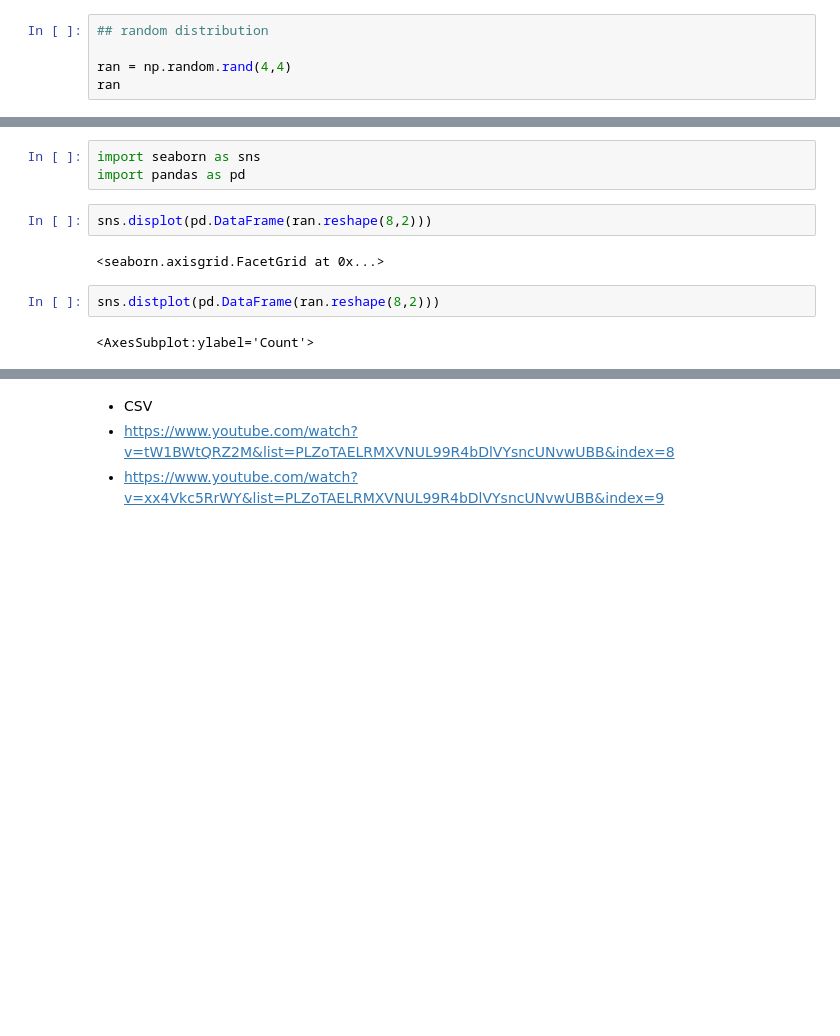
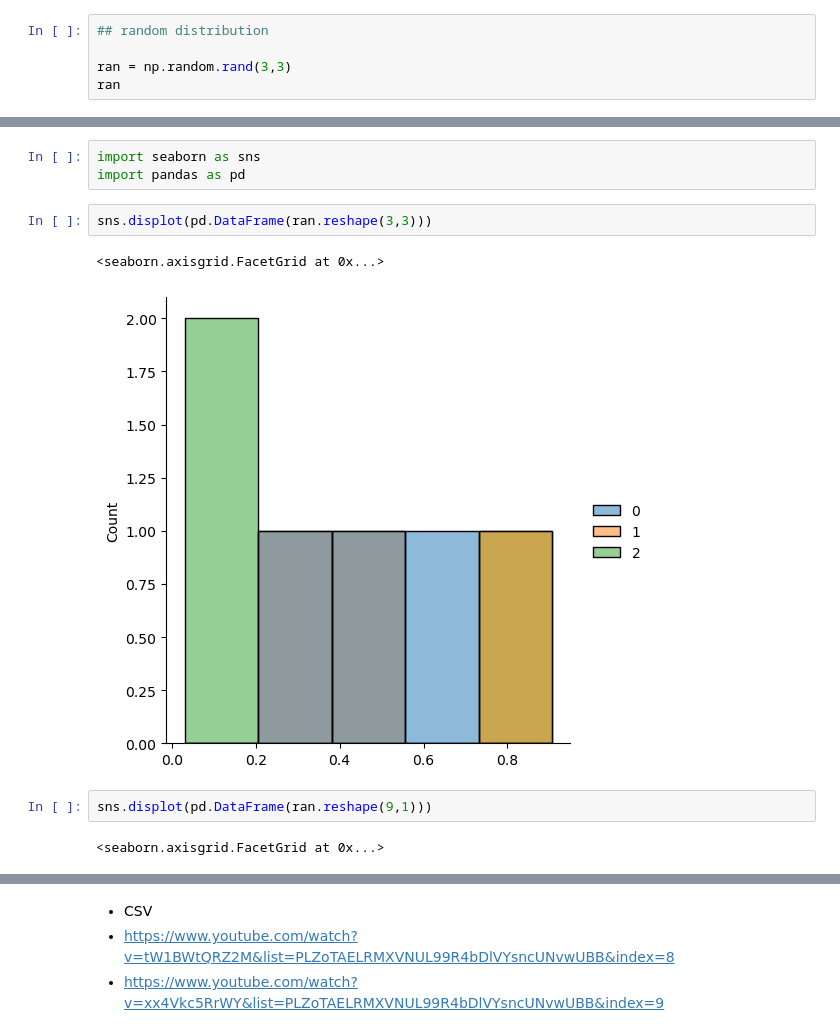
Before and after one commit to NavidBinAhmed/exercise_hub, a Jupyter notebook: Feature-Engineering_EDA_Stats_Algorithms/Python for Machine Learning.ipynb, the cells around one changed output, grey strips where cells are left out. Cells and saved outputs as stored; diff of their text form; blank space fills up the shorter version.

```diff
--- a/Feature-Engineering_EDA_Stats_Algorithms/Python for Machine Learning.ipynb
+++ b/Feature-Engineering_EDA_Stats_Algorithms/Python for Machine Learning.ipynb
@@ -359,6 +384,6 @@ array([[1, 1, 1, 1, 1],
 # %%
 ## random distribution
 
-ran = np.random.rand(4,4)
+ran = np.random.rand(3,3)
 ran
 # %% [output]
@@ -374,11 +398,12 @@ array([[0.49706191, 0.22270072, 0.5995281 , 0.67476807],
 import seaborn as sns
 import pandas as pd
 # %%
-sns.displot(pd.DataFrame(ran.reshape(8,2)))
+sns.displot(pd.DataFrame(ran.reshape(3,3)))
 # %% [output]
 <seaborn.axisgrid.FacetGrid at 0x...>
+[figure, added]
 # %%
-sns.distplot(pd.DataFrame(ran.reshape(8,2)))
+sns.displot(pd.DataFrame(ran.reshape(9,1)))
 # %% [output]
-<AxesSubplot:ylabel='Count'>
+<seaborn.axisgrid.FacetGrid at 0x...>
 # %%
```
Also changed, not shown: parts of 41 cells of this notebook, 5 other files.
